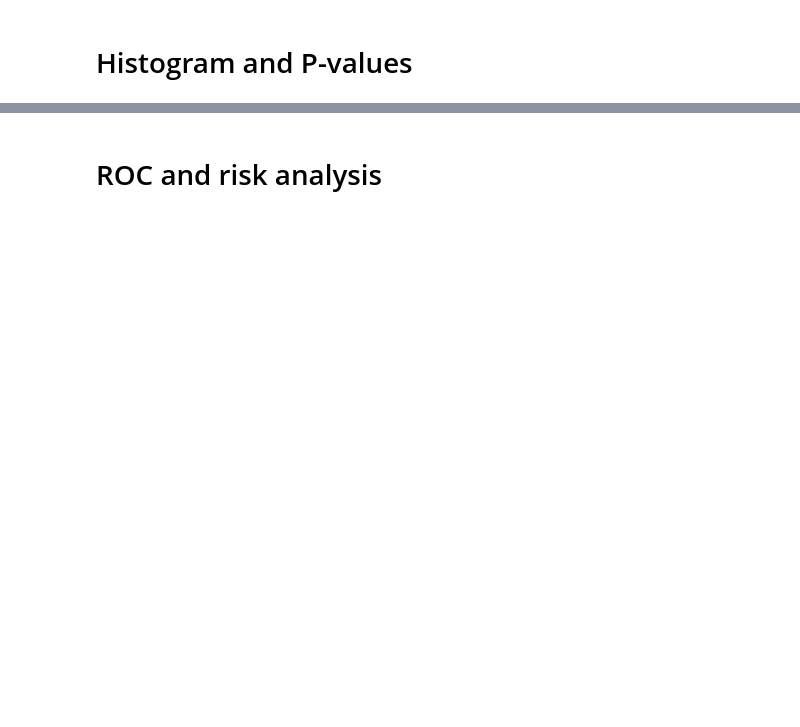
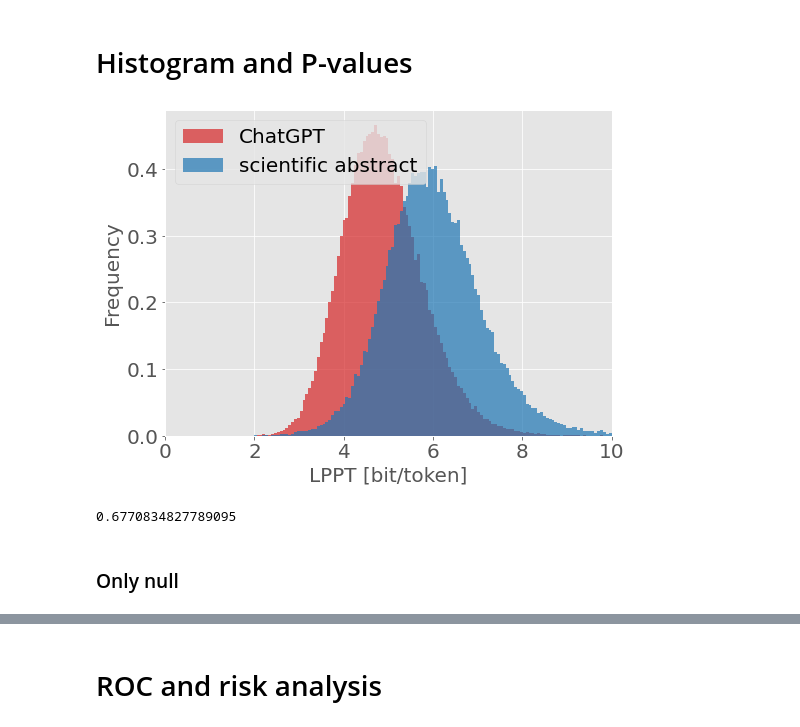
Before and after one commit to alonkipnis/detectLM, a Jupyter notebook: illustrate_hist_and_ROC.ipynb, the cells around one changed output, grey strips where cells are left out. Drawn from its saved outputs; the diff is of its cells as text; code cells hidden in the pictures; blank space fills up the shorter version.

```diff
--- a/illustrate_hist_and_ROC.ipynb
+++ b/illustrate_hist_and_ROC.ipynb
@@ -54,4 +59,48 @@ datar = pd.concat([data_machine, data_human])
 datar = datar[(MIN_TOKENS_PER_SENTENCE <= datar.length) & (datar.length <= MAX_TOKENS_PER_SENTENCE)]
 datar = datar.groupby('response').head(1) # remove repeated entries
 datar = datar.rename(columns={'sent_num': 'num'})
+# %%
+
+
+IGNORE_FIRST_SENTENCE = True
+if context == 'previous_sentence' or IGNORE_FIRST_SENTENCE:
+    data_disp = datar[datar.num>1]
+
+tt = np.linspace(0,10,157)
+data_disp.groupby('author').response.plot.hist(bins = tt, density=True, alpha=.7, legend=True,
+                                               color={machine_author : 'tab:red',human_author:'tab:blue'})
+plt.legend(fontsize=20)
+plt.ylabel('Frequency', size=20)
+plt.xlabel('LPPT [bit/token]', size=20)
+
+fig = plt.gcf()
+fig.set_size_inches(8, 6, forward=True)
+
+plt.xlim((0,10))
+plt.yticks(fontsize=20)
+plt.xticks(fontsize=20)
+
+plt.savefig(f"Figs/{name}.png")
+plt.show()
+#
+# %% [output]
+[figure, added]
+# %%
+# Dkl
+
+def Dkl(x0, x1, bins):
+    h0, _ = np.histogram(x0, bins = bins, density=True)
+    h1, _ = np.histogram(x1, bins = bins, density=True)
+    eps = 1e-11
+    dkl = scipy.stats.entropy(h0 + eps, h1 + eps)
+    return dkl
+
+v1 = data_disp[data_disp.author == human_author].response.values
+v2 = data_disp[data_disp.author == machine_author].response.values
+
+Dkl(v1, v2, tt)
+# %% [output]
+0.6770834827789095
+# %% [markdown]
+### Only null
 # %%
```
Also changed, not shown: parts of 20 cells of this notebook, 24 other files.
